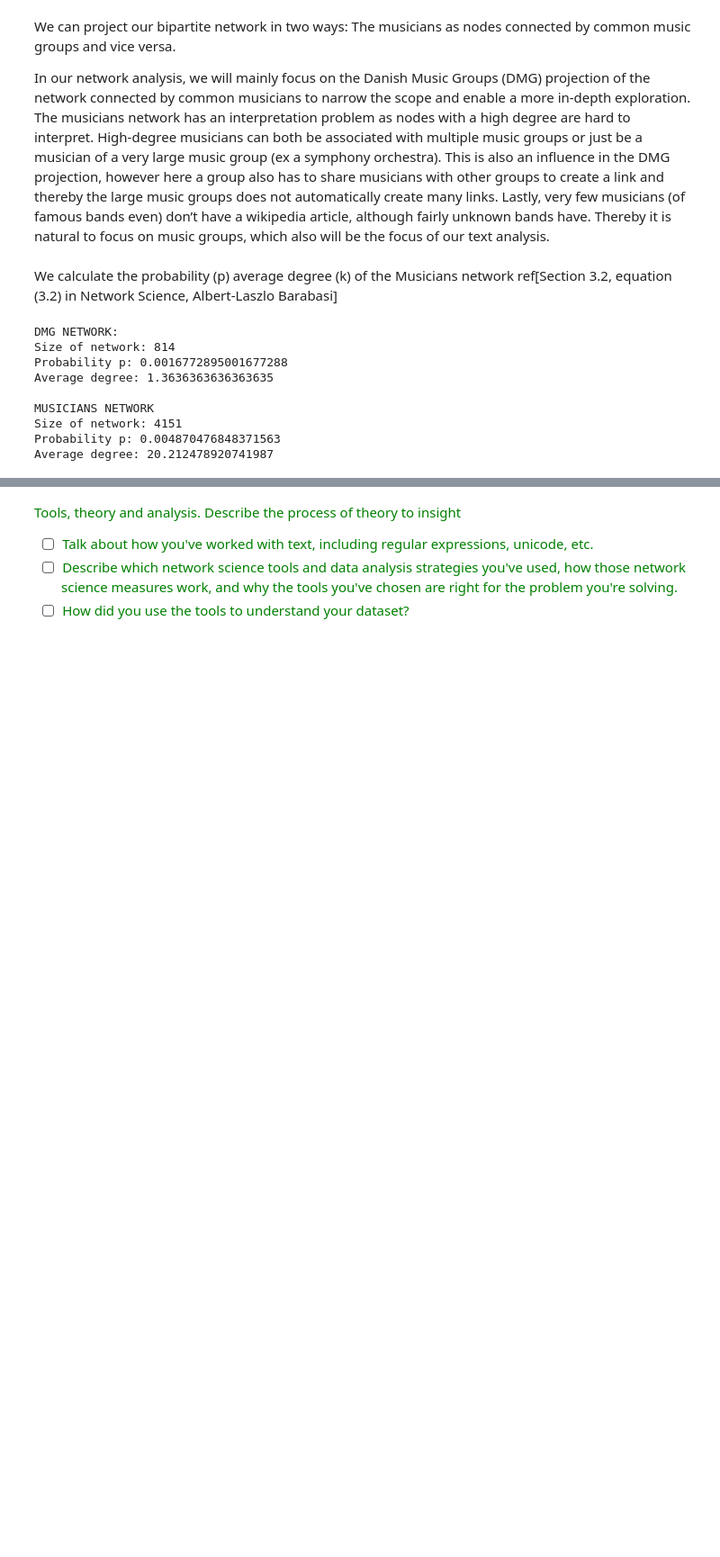
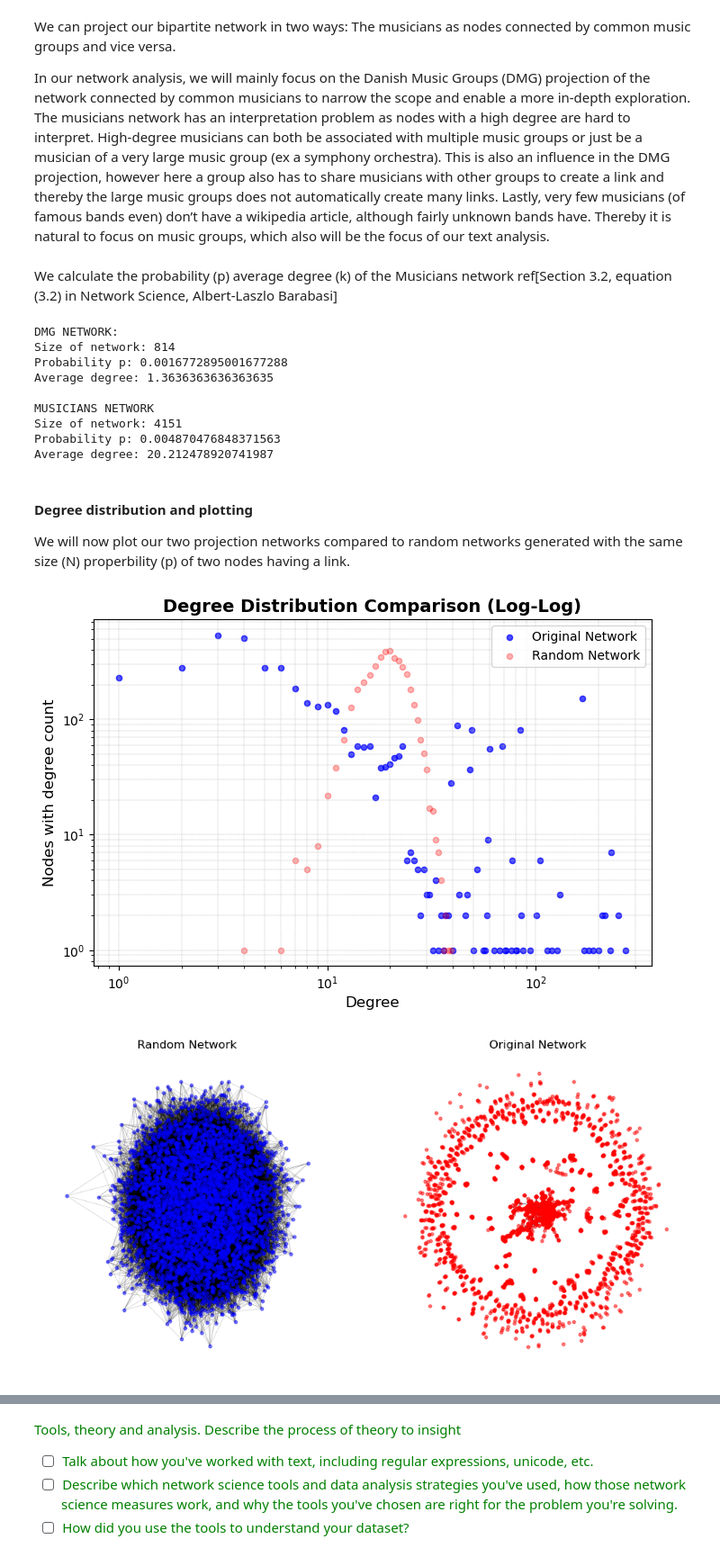
Before and after one commit to Aaresh1705/CSS_project_final, a Jupyter notebook: final_notebook.ipynb, the cells around one changed output, grey strips where cells are left out. Shown at 90% size. Saved outputs shown, nothing was run; the diff lists cells and outputs as text; code cells hidden in the pictures; blank space fills up the shorter version.

```diff
--- a/final_notebook.ipynb
+++ b/final_notebook.ipynb
@@ -80,7 +79,10 @@ with open("data/groups_graph.pkl", "rb") as f:
     G = pickle.load(f)
 
 with open("data/Musicians_graph.pkl", "rb") as f:
-    G_musicians = pickle.load(f)
+    M = pickle.load(f)
+
+with open("data/bipartite.pkl", "rb") as f:
+    M = pickle.load(f)
 # %% [markdown]
 We calculate the probability (p) average degree (k) of the Musicians network
 ref[Section 3.2, equation (3.2) in Network Science, Albert-Laszlo Barabasi]
@@ -96,13 +98,13 @@ def basic_graph_stats(G):
     print(f"Size of network: {N}")
     print(f"Probability p: {p}")
     print(f"Average degree: {k}")
-    return None
+    return N,p
 
 print("DMG NETWORK:")
-basic_graph_stats(G)
+N,p = basic_graph_stats(G)
 print("")
 print("MUSICIANS NETWORK")
-basic_graph_stats(G_musicians)
+N_musicians,p_musicians = basic_graph_stats(M)
 # %% [output]
 DMG NETWORK:
 Size of network: 814
@@ -113,3 +115,29 @@ MUSICIANS NETWORK
 Size of network: 4151
 Probability p: 0.004870476848371563
 Average degree: 20.212478920741987
+# %% [markdown]
+#### Degree distribution and plotting
+We will now plot our two projection networks compared to random networks generated with the same size (N) properbility (p) of two nodes having a link.
+# %%
+def random_network(N,p):
+
+    #Start with N isolated nodes.
+    R = nx.Graph()
+    R.add_nodes_from(range(N))
+
+    #Select a node pair and generate a random number between 0 and 1
+    for u in range(N):
+        for v in range(u+1,N):
+            if np.random.rand() < p: #If the number exceeds p:
+                R.add_edge(u,v) #connect the selected node pair with a link, otherwise leave them disconnected.
+    return R
+
+F = random_network(N,p)
+F_musicians = random_network(N_musicians,p_musicians)
+# %%
+#plots for the Danish Musicians network:
+scatter_dist(M, F_musicians)
+plot_2graphs(M, F_musicians)
+# %% [output]
+[figure, added]
+[figure, added]
```
Also changed, not shown: parts of 23 cells of this notebook, 2 other files.
